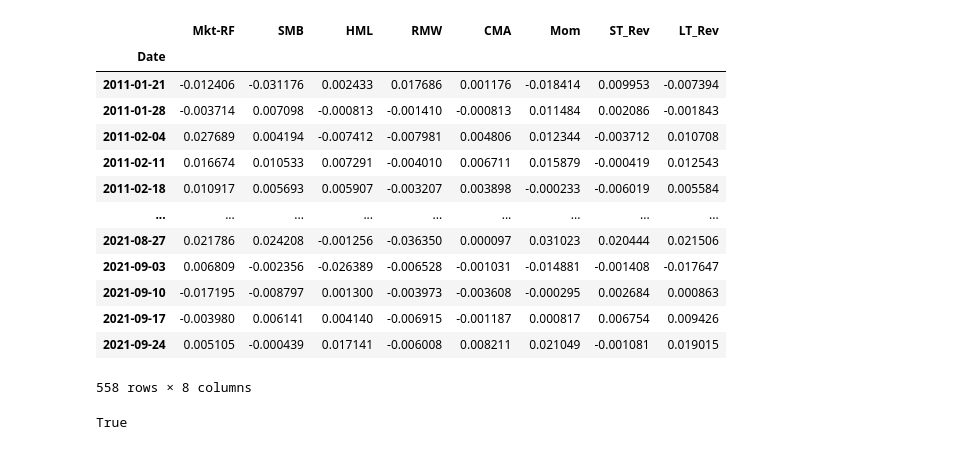
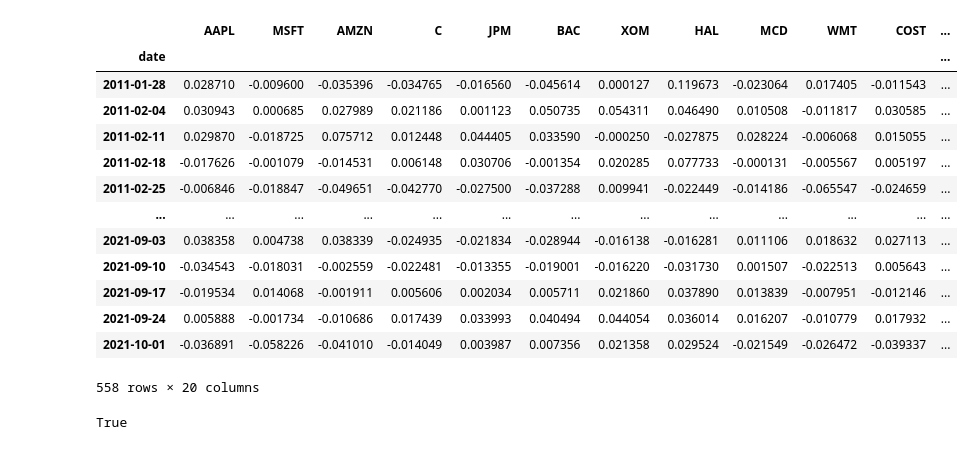
Before and after one commit to rafayk7/meta-portfolio-optimization, a Jupyter notebook: ActualWork/e2e/Tester.ipynb, the cells around one changed output. Drawn from its saved outputs; the diff is of its cells as text; code cells hidden in the pictures.

```diff
--- a/ActualWork/e2e/Tester.ipynb
+++ b/ActualWork/e2e/Tester.ipynb
@@ -730,20 +1529,20 @@ ValueError: keyword grid_b is not recognized; valid keywords are ['size', 'width
 # %%
-X.test()
+Y.test()
 # %% [output]
-|  | Mkt-RF | SMB | HML | RMW | CMA | Mom | ST_Rev | LT_Rev |
-| Date |  |  |  |  |  |  |  |  |
-| 2011-01-21 | -0.012406 | -0.031176 | 0.002433 | 0.017686 | 0.001176 | -0.018414 | 0.009953 | -0.007394 |
-| 2011-01-28 | -0.003714 | 0.007098 | -0.000813 | -0.001410 | -0.000813 | 0.011484 | 0.002086 | -0.001843 |
-| 2011-02-04 | 0.027689 | 0.004194 | -0.007412 | -0.007981 | 0.004806 | 0.012344 | -0.003712 | 0.010708 |
-| 2011-02-11 | 0.016674 | 0.010533 | 0.007291 | -0.004010 | 0.006711 | 0.015879 | -0.000419 | 0.012543 |
-| 2011-02-18 | 0.010917 | 0.005693 | 0.005907 | -0.003207 | 0.003898 | -0.000233 | -0.006019 | 0.005584 |
-| ... | ... | ... | ... | ... | ... | ... | ... | ... |
-| 2021-08-27 | 0.021786 | 0.024208 | -0.001256 | -0.036350 | 0.000097 | 0.031023 | 0.020444 | 0.021506 |
-| 2021-09-03 | 0.006809 | -0.002356 | -0.026389 | -0.006528 | -0.001031 | -0.014881 | -0.001408 | -0.017647 |
-| 2021-09-10 | -0.017195 | -0.008797 | 0.001300 | -0.003973 | -0.003608 | -0.000295 | 0.002684 | 0.000863 |
-| 2021-09-17 | -0.003980 | 0.006141 | 0.004140 | -0.006915 | -0.001187 | 0.000817 | 0.006754 | 0.009426 |
-| 2021-09-24 | 0.005105 | -0.000439 | 0.017141 | -0.006008 | 0.008211 | 0.021049 | -0.001081 | 0.019015 |
+|  | AAPL | MSFT | AMZN | C | JPM | BAC | XOM | HAL | MCD | WMT | COST | ... |
+| date |  |  |  |  |  |  |  |  |  |  |  | ... |
+| 2011-01-28 | 0.028710 | -0.009600 | -0.035396 | -0.034765 | -0.016560 | -0.045614 | 0.000127 | 0.119673 | -0.023064 | 0.017405 | -0.011543 | ... |
+| 2011-02-04 | 0.030943 | 0.000685 | 0.027989 | 0.021186 | 0.001123 | 0.050735 | 0.054311 | 0.046490 | 0.010508 | -0.011817 | 0.030585 | ... |
+| 2011-02-11 | 0.029870 | -0.018725 | 0.075712 | 0.012448 | 0.044405 | 0.033590 | -0.000250 | -0.027875 | 0.028224 | -0.006068 | 0.015055 | ... |
+| 2011-02-18 | -0.017626 | -0.001079 | -0.014531 | 0.006148 | 0.030706 | -0.001354 | 0.020285 | 0.077733 | -0.000131 | -0.005567 | 0.005197 | ... |
+| 2011-02-25 | -0.006846 | -0.018847 | -0.049651 | -0.042770 | -0.027500 | -0.037288 | 0.009941 | -0.022449 | -0.014186 | -0.065547 | -0.024659 | ... |
+| ... | ... | ... | ... | ... | ... | ... | ... | ... | ... | ... | ... | ... |
+| 2021-09-03 | 0.038358 | 0.004738 | 0.038339 | -0.024935 | -0.021834 | -0.028944 | -0.016138 | -0.016281 | 0.011106 | 0.018632 | 0.027113 | ... |
+| 2021-09-10 | -0.034543 | -0.018031 | -0.002559 | -0.022481 | -0.013355 | -0.019001 | -0.016220 | -0.031730 | 0.001507 | -0.022513 | 0.005643 | ... |
+| 2021-09-17 | -0.019534 | 0.014068 | -0.001911 | 0.005606 | 0.002034 | 0.005711 | 0.021860 | 0.037890 | 0.013839 | -0.007951 | -0.012146 | ... |
+| 2021-09-24 | 0.005888 | -0.001734 | -0.010686 | 0.017439 | 0.033993 | 0.040494 | 0.044054 | 0.036014 | 0.016207 | -0.010779 | 0.017932 | ... |
+| 2021-10-01 | -0.036891 | -0.058226 | -0.041010 | -0.014049 | 0.003987 | 0.007356 | 0.021358 | 0.029524 | -0.021549 | -0.026472 | -0.039337 | ... |
-558 rows × 8 columns
+558 rows × 20 columns
 # %%
 # Naive Model Module
 #
```
Also changed, not shown: parts of 22 cells of this notebook, 24 other files.
